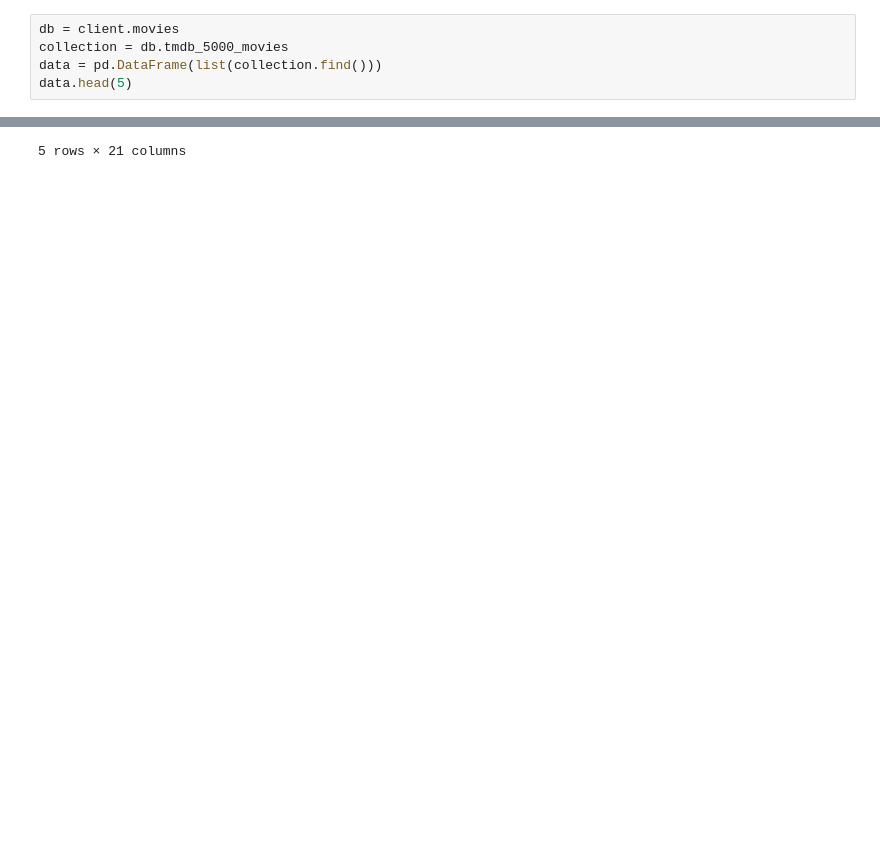
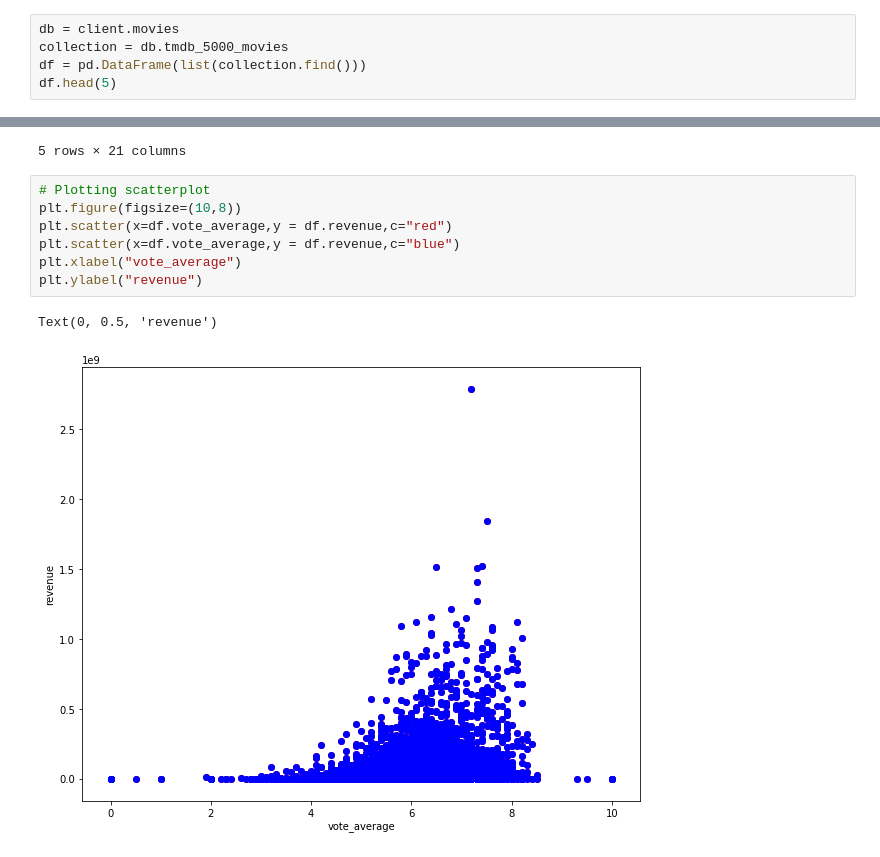
Before and after one commit to shapinna/SU19SQLNOSQL, a Jupyter notebook: Code/movies.ipynb, the cells around one changed output, grey strips where cells are left out. Drawn from its saved outputs; the diff is of its cells as text; blank space fills up the shorter version.

```diff
--- a/Code/movies.ipynb
+++ b/Code/movies.ipynb
@@ -37,8 +38,8 @@ for doc in collection.find().limit(2):
 # %%
 db = client.movies
 collection = db.tmdb_5000_movies
-data = pd.DataFrame(list(collection.find()))
-data.head(5)
+df = pd.DataFrame(list(collection.find()))
+df.head(5)
 # %% [output]
 |  | _id | budget | genres | homepage | id | keywords | original_language | original_title | overview | ... |
 | 0 | 5d29e82c2f5bfacb0ea74ce5 | 237000000 | [{"id": 28, "name": "Action"}, {"... | http://www.avatarmovie.com/ | 19995 | [{"id": 1463, "name": "culture cl... | en | Avatar | In the 22nd century, a paraplegic... | ... |
@@ -47,3 +48,13 @@ data.head(5)
 | 3 | 5d29e82c2f5bfacb0ea74ce8 | 245000000 | [{"id": 28, "name": "Action"}, {"... | http://www.sonypictures.com/movie... | 206647 | [{"id": 470, "name": "spy"}, {"id... | en | Spectre | A cryptic message from Bond’s pas... | ... |
 | 4 | 5d29e82c2f5bfacb0ea74ce9 | 260000000 | [{"id": 28, "name": "Action"}, {"... | http://movies.disney.com/john-carter | 49529 | [{"id": 818, "name": "based on no... | en | John Carter | John Carter is a war-weary, forme... | ... |
 5 rows × 21 columns
+# %%
+# Plotting scatterplot
+plt.figure(figsize=(10,8))
+plt.scatter(x=df.vote_average,y = df.revenue,c="red")
+plt.scatter(x=df.vote_average,y = df.revenue,c="blue")
+plt.xlabel("vote_average")
+plt.ylabel("revenue")
+# %% [output]
+Text(0, 0.5, 'revenue')
+[figure, added]
```
Also changed, not shown: parts of 2 cells of this notebook.
